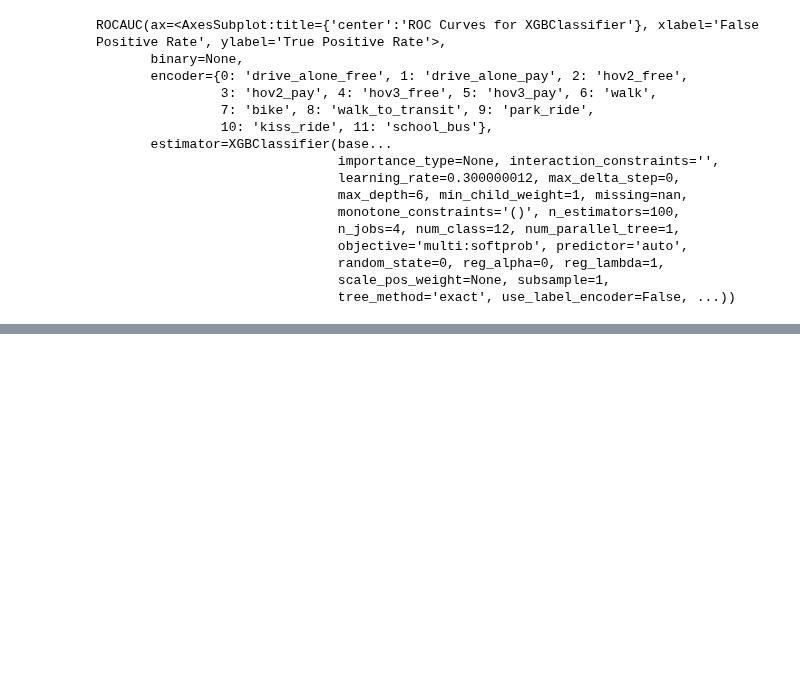
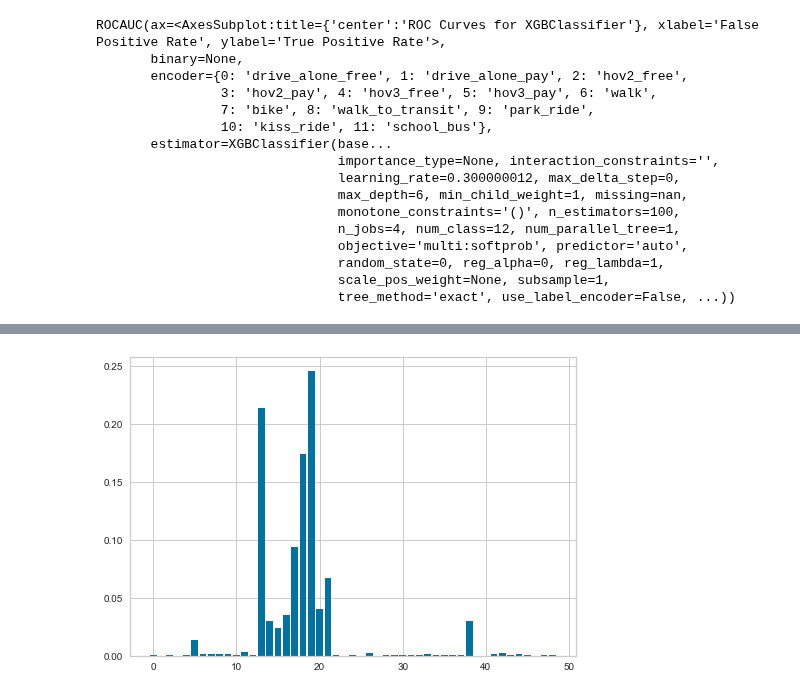
Before and after one commit to lkuwahara/DSC180B-B05, a Jupyter notebook: xgboost_sophia.ipynb, the cells around one changed output, grey strips where cells are left out. Saved outputs shown, nothing was run; the diff lists cells and outputs as text; code cells hidden in the pictures; blank space fills up the shorter version.

Commit message:
added feature importances

```diff
--- a/xgboost_sophia.ipynb
+++ b/xgboost_sophia.ipynb
@@ -177,12 +177,6 @@ autosuf : insufficient    7330371
 10      10074
 4        9598
 Name: targettripmode, dtype: int64
-# %%
-# visualize distribution of each variable
-# currently takes too long
-num_vars = [col for col in list(utility) if utility[col].dtype in ['int64', 'float64']]
-for col in num_vars:
-    utility[col].plot.hist(bins=len(utility[col].unique()), alpha=0.5)
 # %%
 # define response, categorical, and numerical variables
 Y = utility['targettripmode'] - 1
@@ -499,0 +490,5 @@ ROCAUC(ax=<AxesSubplot:title={'center':'ROC Curves for XGBClassifier'}, xlabel='
+# %%
+pyplot.bar(range(len(xgb_model.feature_importances_)), xgb_model.feature_importances_)
+pyplot.show()
+# %% [output]
+[figure, added]
```
Also changed, not shown: parts of 10 cells of this notebook.
